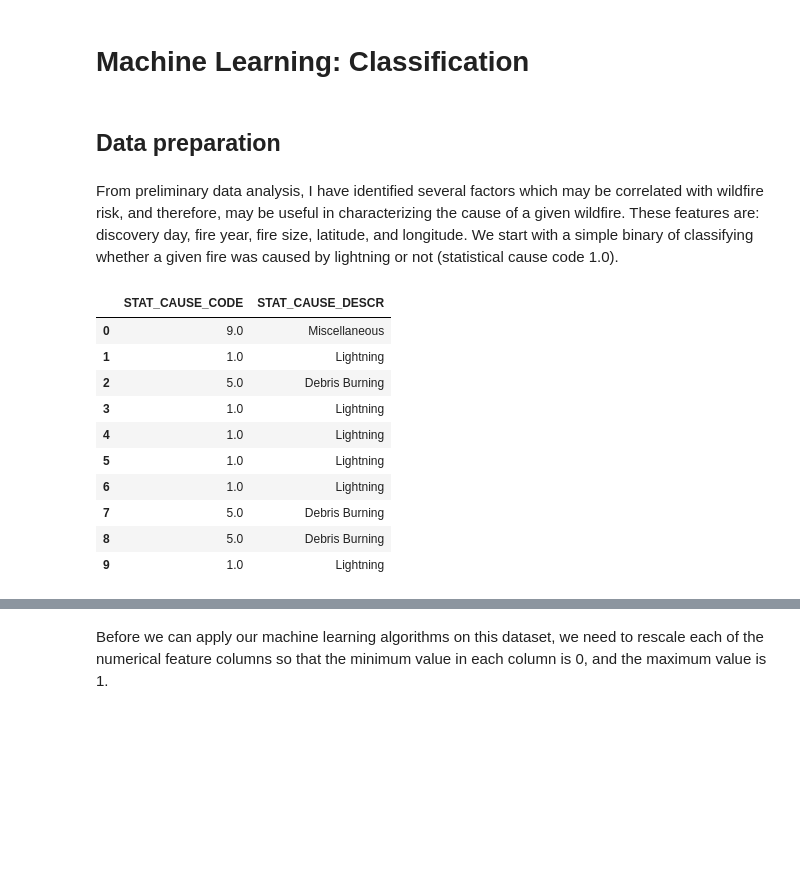
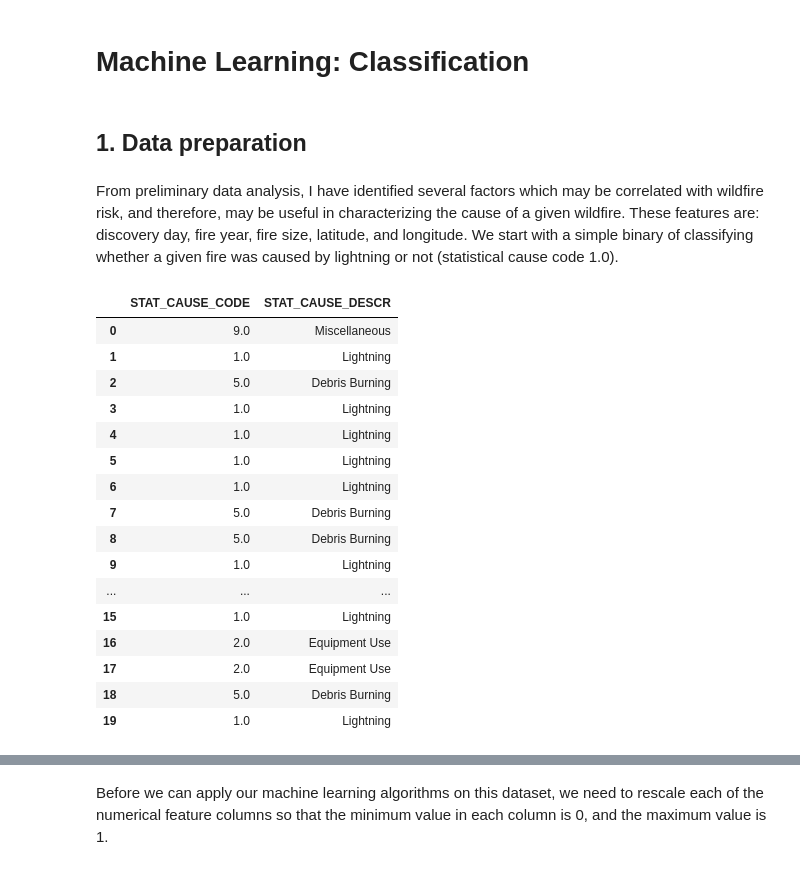
Before and after one commit to elizabeth-ruddy/Phys-5070-Final-Ruddy, a Jupyter notebook: Wildfire Cause Classification.ipynb, the cells around one changed output, grey strips where cells are left out. Drawn from its saved outputs; the diff is of its cells as text; code cells hidden in the pictures; blank space fills up the shorter version.

```diff
--- a/Wildfire Cause Classification.ipynb
+++ b/Wildfire Cause Classification.ipynb
@@ -16,25 +16,31 @@ plt.matplotlib.rc('font', **font)
 # %% [markdown]
 # Machine Learning: Classification
 # %% [markdown]
-## Data preparation
+## 1. Data preparation
 # %% [markdown]
 From preliminary data analysis, I have identified several factors which may be correlated with wildfire risk, and therefore, may be useful in characterizing the cause of a given wildfire. These features are: discovery day, fire year, fire size, latitude, and longitude. We start with a simple binary of classifying whether a given fire was caused by lightning or not (statistical cause code 1.0).
 # %%
 conn = sqlite3.connect('FPA_FOD_20170508.sqlite')
 cause_df = pd.read_sql('SELECT STAT_CAUSE_CODE, STAT_CAUSE_DESCR from fires',conn)
-cause_df[0:10]
+cause_df[0:20]
 # %% [output]
 |  | STAT_CAUSE_CODE | STAT_CAUSE_DESCR |
 | 0 | 9.0 | Miscellaneous |
 | 1 | 1.0 | Lightning |
 | 2 | 5.0 | Debris Burning |
 | 3 | 1.0 | Lightning |
 | 4 | 1.0 | Lightning |
 | 5 | 1.0 | Lightning |
 | 6 | 1.0 | Lightning |
 | 7 | 5.0 | Debris Burning |
 | 8 | 5.0 | Debris Burning |
 | 9 | 1.0 | Lightning |
+| ... | ... | ... |
+| 15 | 1.0 | Lightning |
+| 16 | 2.0 | Equipment Use |
+| 17 | 2.0 | Equipment Use |
+| 18 | 5.0 | Debris Burning |
+| 19 | 1.0 | Lightning |
 # %%
 rel_df = pd.read_sql('SELECT FIRE_YEAR, DISCOVERY_DOY, DISCOVERY_TIME, STAT_CAUSE_CODE, FIRE_SIZE, FIRE_SIZE_CLASS, LATITUDE, LONGITUDE FROM fires',conn)
 # %%
```
Also changed, not shown: parts of 4 cells of this notebook.
